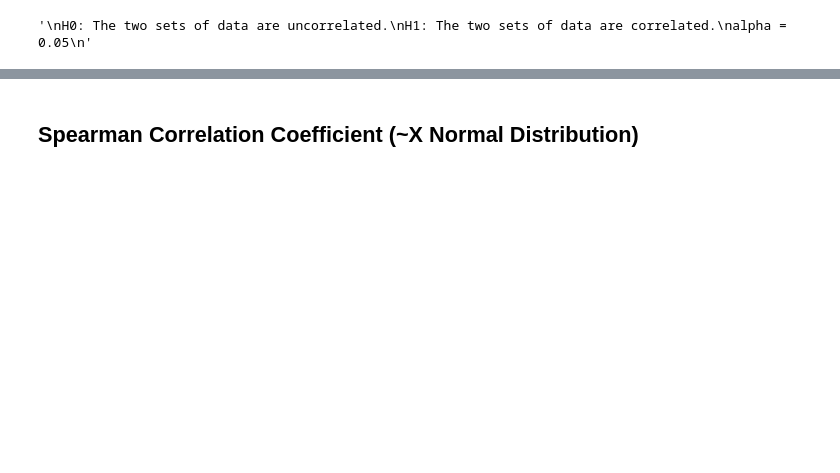
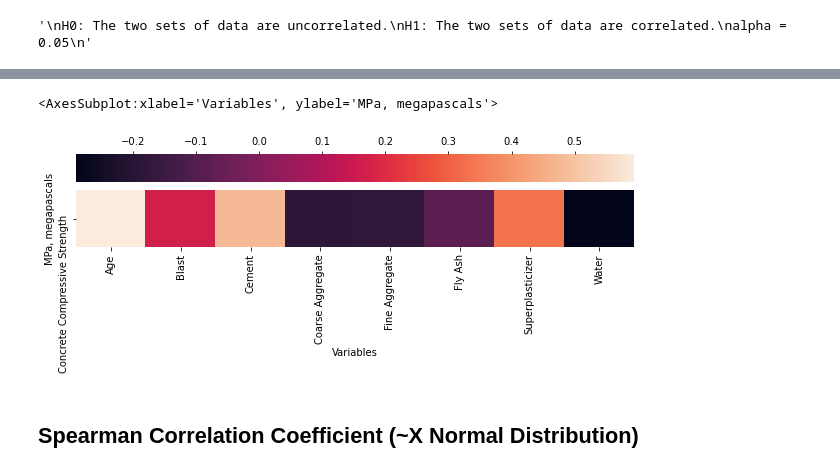
Before and after one commit to Sensodyne/IT_for_Smart_City_HW, a Jupyter notebook: hw4/hw4.ipynb, the cells around one changed output, grey strips where cells are left out. Saved outputs shown, nothing was run; the diff lists cells and outputs as text; code cells hidden in the pictures; blank space fills up the shorter version.

```diff
--- a/hw4/hw4.ipynb
+++ b/hw4/hw4.ipynb
@@ -142,9 +145,14 @@ def calculate_correlation(x: np.array, y: np.array, column_name: str):
     correlation_test(p)
 # %%
+corr = []
+column = ['Cement', 'Blast', 'Fly Ash', 'Water', 'Superplasticizer', 'Coarse Aggregate', 'Fine Aggregate', 'Age']
+std=['Concrete Compressive Strength', 'Concrete Compressive Strength', 'Concrete Compressive Strength', 'Concrete Compressive Strength', 'Concrete Compressive Strength', 'Concrete Compressive Strength', 'Concrete Compressive Strength', 'Concrete Compressive Strength']
+
 for i in range(0, len(df.columns) - 1):
     column_name = df.columns[i]
     df_clean = exclude_outliers_df(df, column_name)
     x = df_clean[column_name]
     y = df_clean[df.columns[len(df.columns) - 1]]
-    calculate_correlation(x, y, column_name)
+    r = calculate_correlation(x, y, column_name)
+    corr.append(r)
 # %% [output]
@@ -166,0 +175,3 @@ The null hypothesis can be rejected. (correlated)
+# %%
+data = [('corr', corr), ('Variables', column), ('MPa, megapascals', std)]
+print(data)
@@ -166,0 +180,3 @@ The null hypothesis can be rejected. (correlated)
+# %%
+df_cor = pd.DataFrame.from_dict(dict(data))
+df_cor.head()
@@ -166,0 +190,3 @@ The null hypothesis can be rejected. (correlated)
+# %%
+df_pivot = df_cor.pivot('MPa, megapascals', 'Variables', 'corr')
+df_pivot
@@ -167,2 +197,10 @@ The null hypothesis can be rejected. (correlated)
+# %%
+import seaborn as sns
+import matplotlib.pyplot as plt
+plt.figure(figsize = (10, 3))
+sns.heatmap(df_pivot, cbar_kws = dict(use_gridspec = False, location = 'top', fraction = 0.6))
+# %% [output]
+<AxesSubplot:xlabel='Variables', ylabel='MPa, megapascals'>
+[figure, added]
 # %% [markdown]
 ## Spearman Correlation Coefficient (~X Normal Distribution)
```
Also changed, not shown: parts of 7 cells of this notebook, 3 other files.
